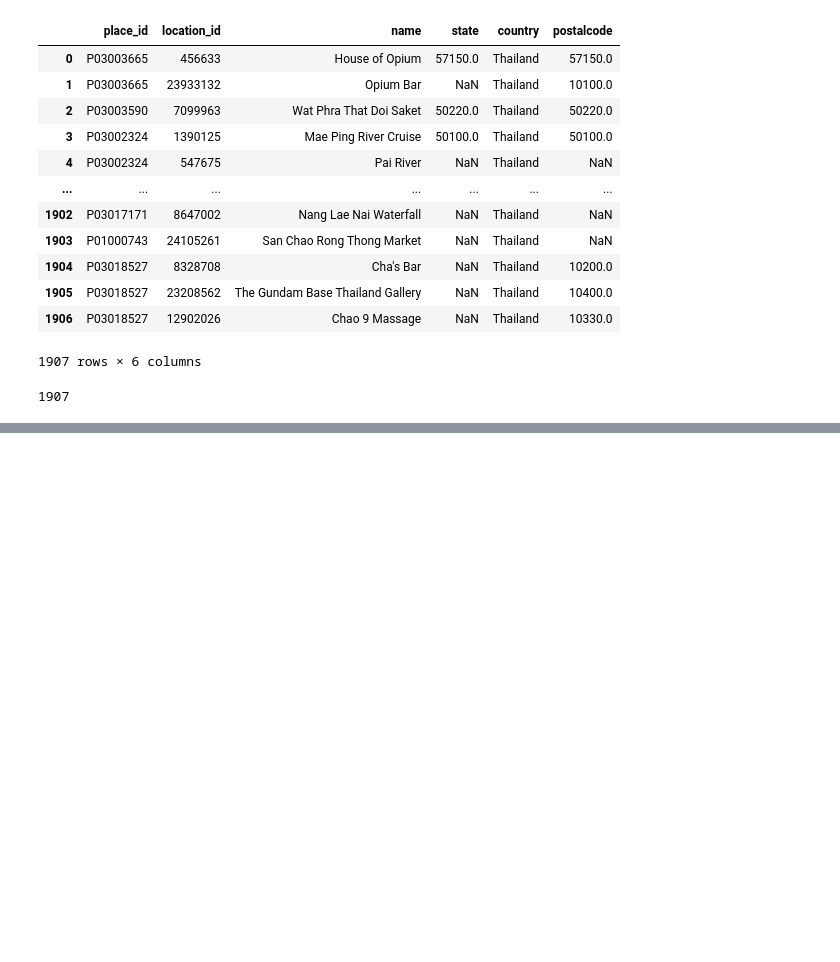
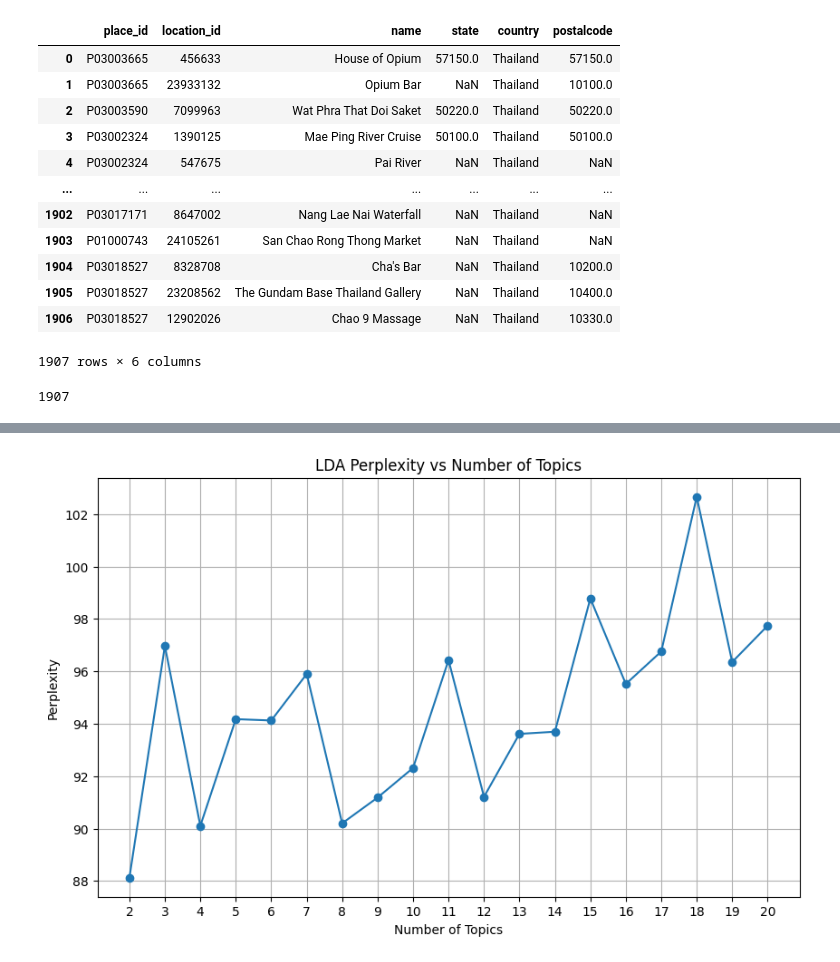
Before and after one commit to S09Z/IS_Project_Thailand_Tourism_Recommendation, a Jupyter notebook: app/frontend/transform_data.ipynb, the cells around one changed output, grey strips where cells are left out. Saved outputs shown, nothing was run; the diff lists cells and outputs as text; code cells hidden in the pictures; blank space fills up the shorter version.

```diff
--- a/app/frontend/transform_data.ipynb
+++ b/app/frontend/transform_data.ipynb
@@ -646,0 +693,22 @@ combined_details_df.to_csv("data/combined_details.csv")
+# %%
+# ตรวจสอบและแทนค่าที่เป็น NaN ในคอลัมน์ 'tags'
+combined_details_df['tags'] = combined_details_df['tags'].fillna('')
+
+# แปลงข้อความใน 'tags' ให้เป็นเมทริกซ์ TF-IDF
+vectorizer = TfidfVectorizer()
+X = vectorizer.fit_transform(combined_details_df['tags'])
+
+# สร้างโมเดล LDA เพื่อหา topics
+lda_model = LatentDirichletAllocation(n_components=4, random_state=42)  # กำหนด 5 topics
+lda_model.fit(X)
+
+# ดึง top keywords ในแต่ละ topic
+def print_topics(model, feature_names, n_top_words):
+    for topic_idx, topic in enumerate(model.components_):
+        print(f"Topic {topic_idx}:")
+        print(" ".join([feature_names[i] for i in topic.argsort()[:-n_top_words - 1:-1]]))
+
+print_topics(lda_model, vectorizer.get_feature_names_out(), n_top_words=10)
+
+# กำหนดกลุ่มให้แต่ละสถานที่
+combined_details_df['topic'] = lda_model.transform(X).argmax(axis=1)
@@ -646,0 +773,20 @@ combined_details_df.to_csv("data/combined_details.csv")
+# %%
+perplexities = []
+topic_range = range(2, 21)  # กำหนดช่วงของจำนวนหัวข้อ (2 ถึง 20)
+
+for n_topics in topic_range:
+    lda_model = LatentDirichletAllocation(n_components=n_topics, random_state=42)
+    lda_model.fit(X)
+    perplexities.append(lda_model.perplexity(X))
+
+# การ Visualize ค่า Perplexity
+plt.figure(figsize=(10, 6))
+plt.plot(topic_range, perplexities, marker='o')
+plt.title('LDA Perplexity vs Number of Topics')
+plt.xlabel('Number of Topics')
+plt.ylabel('Perplexity')
+plt.xticks(topic_range)
+plt.grid()
+plt.show()
+# %% [output]
+[figure, added]
```
Also changed, not shown: parts of 15 cells of this notebook.
